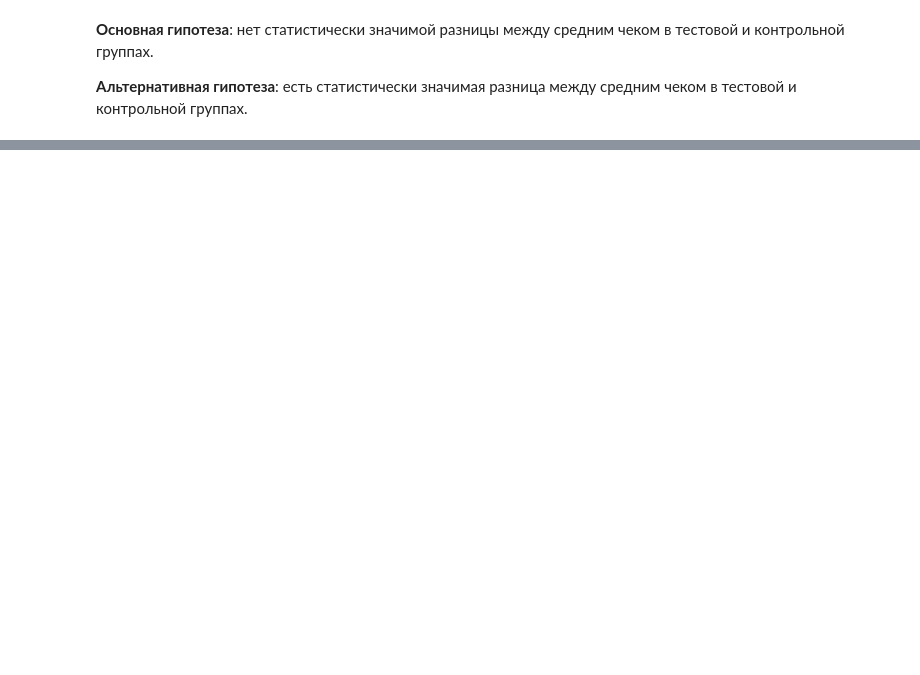
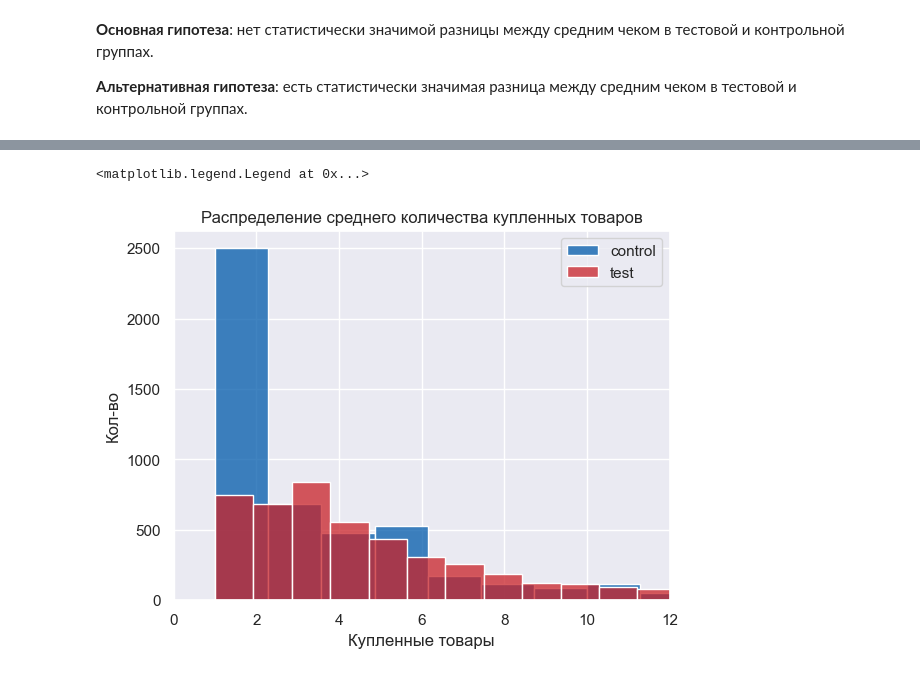
Before and after one commit to Dimayo/sporting_store, a Jupyter notebook: research.ipynb, the cells around one changed output, grey strips where cells are left out. Drawn from its saved outputs; the diff is of its cells as text; code cells hidden in the pictures; blank space fills up the shorter version.

```diff
--- a/research.ipynb
+++ b/research.ipynb
@@ -639,0 +680,7 @@ ShapiroResult(statistic=0.4403039216995239, pvalue=0.0)
+# %%
+# Сгруппируем данные, чтобы получить количество покупок на одного клиента за время маркетинговой компании
+
+count_group = df_test.groupby(['id'], as_index=False).agg({'cost':'count'})
+# %%
+positive_сount = count_group.loc[count_group['id'].isin(positive_id), :]
+negative_сount = count_group.loc[count_group['id'].isin(negative_id), :]
@@ -639,0 +718,11 @@ ShapiroResult(statistic=0.4403039216995239, pvalue=0.0)
+# %%
+plt.xlim(0, 12)
+sns.histplot(x=negative_сount['cost'], bins=70, color="#005AAB")
+sns.histplot(x=positive_сount['cost'], bins=70, color='#C92228')
+plt.title('Распределение среднего количества купленных товаров')
+plt.xlabel('Купленные товары')
+plt.ylabel('Кол-во')
+plt.legend(['control', 'test'])
+# %% [output]
+<matplotlib.legend.Legend at 0x...>
+[figure, added]
```
Also changed, not shown: parts of 28 cells of this notebook.
